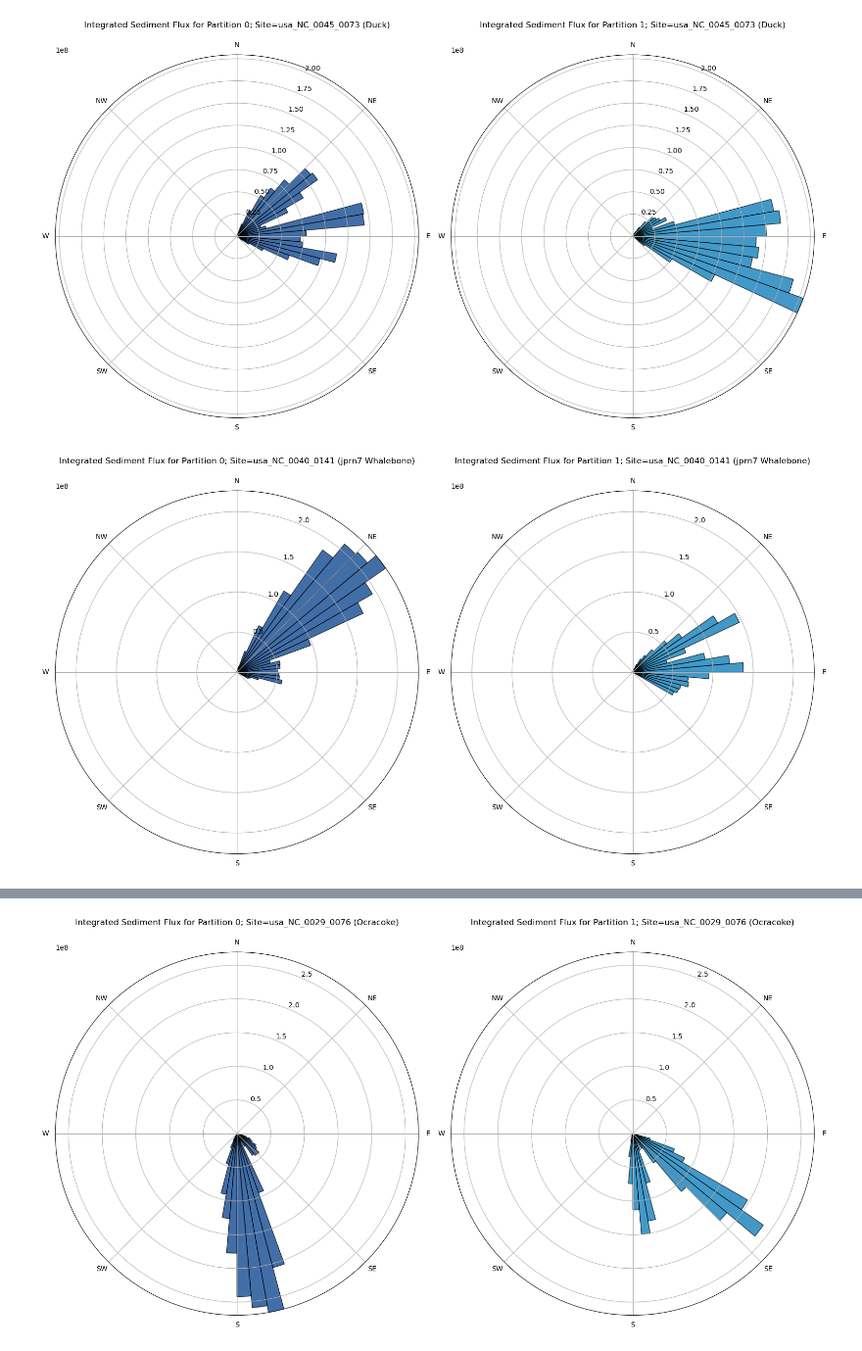
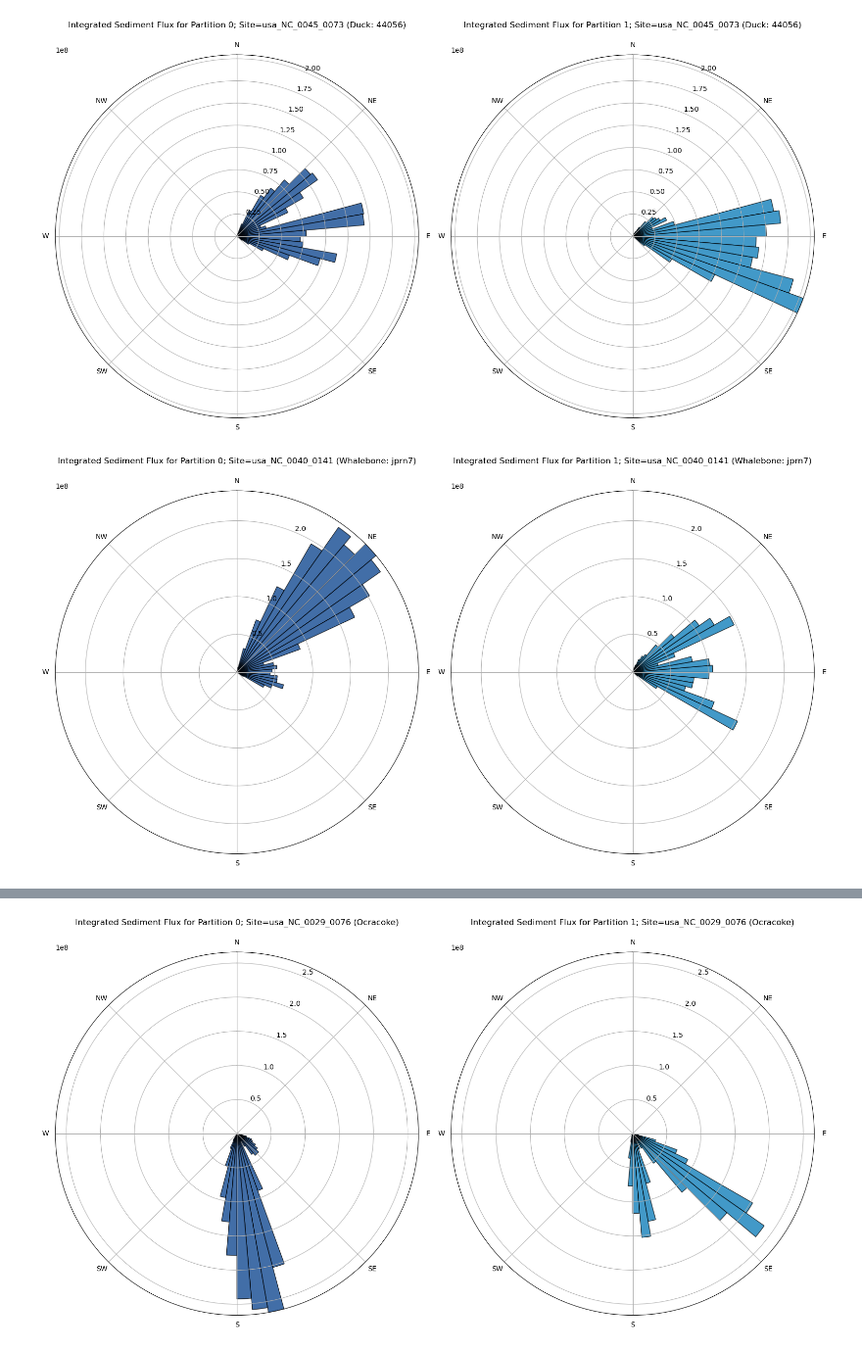
Before and after one commit to acdealy/coastal_diffusion_qs, a Jupyter notebook: qs_rose.ipynb, the cells around one changed output, grey strips where cells are left out. Shown at 98% size. Saved outputs shown, nothing was run; the diff lists cells and outputs as text; code cells hidden in the pictures.

```diff
--- a/qs_rose.ipynb
+++ b/qs_rose.ipynb
@@ -8,8 +8,8 @@ import geopandas as gpd
 # %%
 ds0 = xr.open_dataset('ncqs0_hourly_pertransect.nc')
 ds1 = xr.open_dataset('ncqs1_hourly_pertransect.nc')
-dp0 = xr.open_dataset('dp0_NorthCarolina.nc')
-dp1 = xr.open_dataset('dp1_NorthCarolina.nc')
+dp0 = xr.open_dataset('dp0_NC_10mdepth_500m.nc')
+dp1 = xr.open_dataset('dp1_NC_10mdepth_500m.nc')
 # %%
 wave_lats = dp0.lat.values
 wave_lons = dp0.lon.values
@@ -180,7 +180,7 @@ bars0 = ax[0].bar(
 ax[0].set_theta_zero_location('N')
 ax[0].set_theta_direction(-1)
 
-ax[0].set_title(f'Integrated Sediment Flux for Partition 0; Site={target_site} (Duck)', pad=20)
+ax[0].set_title(f'Integrated Sediment Flux for Partition 0; Site={target_site} (Duck: 44056)', pad=20)
 ax[0].set_xticklabels(['N', 'NE', 'E', 'SE', 'S', 'SW', 'W', 'NW'])
 ax[0].set_rlim(0, qs_max)
 
@@ -198,14 +198,14 @@ bars1 = ax[1].bar(
 ax[1].set_theta_zero_location('N')
 ax[1].set_theta_direction(-1)
 
-ax[1].set_title(f'Integrated Sediment Flux for Partition 1; Site={target_site} (Duck)', pad=20)
+ax[1].set_title(f'Integrated Sediment Flux for Partition 1; Site={target_site} (Duck: 44056)', pad=20)
 ax[1].set_xticklabels(['N', 'NE', 'E', 'SE', 'S', 'SW', 'W', 'NW'])
 ax[1].set_rlim(0, qs_max)
 
 plt.tight_layout()
 plt.show()
 # %% [output]
-[figure, old version]
+[figure, new version]
 # %%
 target_site = "usa_NC_0040_0141"
 qs_snapshot0 = ds0['qs'].sel(site=target_site).squeeze()
@@ -261,34 +261,34 @@ bars0 = ax[0].bar(
     alpha=0.75
 )
 
 # plot in bearing space
 ax[0].set_theta_zero_location('N')
 ax[0].set_theta_direction(-1)
 
-ax[0].set_title(f'Integrated Sediment Flux for Partition 0; Site={target_site} (jprn7 Whalebone)', pad=20)
+ax[0].set_title(f'Integrated Sediment Flux for Partition 0; Site={target_site} (Whalebone: jprn7)', pad=20)
 ax[0].set_xticklabels(['N', 'NE', 'E', 'SE', 'S', 'SW', 'W', 'NW'])
 ax[0].set_rlim(0, qs_max)
 
 bars1 = ax[1].bar(
     angles_rad,
     integrated_qs1,
     width=width_rad,
     bottom=0.0,
     color='#0277b6',
     edgecolor='black',
     alpha=0.75
 )
 
 # plot in bearing space
 ax[1].set_theta_zero_location('N')
 ax[1].set_theta_direction(-1)
 
-ax[1].set_title(f'Integrated Sediment Flux for Partition 1; Site={target_site} (jprn7 Whalebone)', pad=20)
+ax[1].set_title(f'Integrated Sediment Flux for Partition 1; Site={target_site} (Whalebone: jprn7)', pad=20)
 ax[1].set_xticklabels(['N', 'NE', 'E', 'SE', 'S', 'SW', 'W', 'NW'])
 ax[1].set_rlim(0, qs_max)
 
 plt.tight_layout()
 plt.show()
 # %% [output]
-[figure, old version]
+[figure, new version]
 # %%
```
Also changed, not shown: parts of 8 cells of this notebook.
